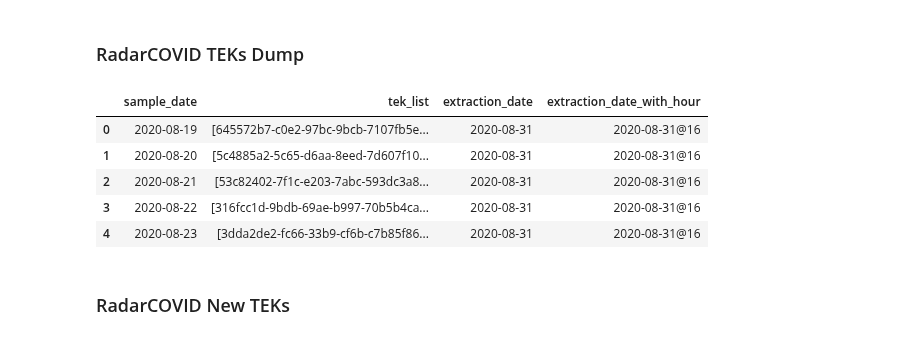
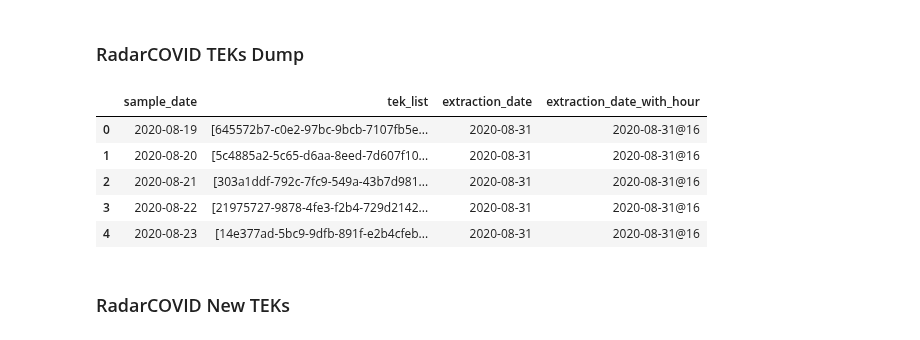
Before and after one commit to luis-sanfelices/RadarCOVID-Report, a Jupyter notebook: Notebooks/RadarCOVID-Report/Hourly/RadarCOVID-Report-2020-08-31@16.ipynb, the cells around one changed output. Cells and saved outputs as stored; diff of their text form; code cells hidden in the pictures.

```diff
--- a/Notebooks/RadarCOVID-Report/Hourly/RadarCOVID-Report-2020-08-31@16.ipynb
+++ b/Notebooks/RadarCOVID-Report/Hourly/RadarCOVID-Report-2020-08-31@16.ipynb
@@ -85,31 +85,32 @@ exposure_keys_summary_df.head()
 # %%
 import datetime
 
 extraction_date = datetime.datetime.utcnow().strftime("%Y-%m-%d")
 extraction_date_with_hour = datetime.datetime.utcnow().strftime("%Y-%m-%d@%H")
 tek_list_df = exposure_keys_df[["sample_date_string", "key_data"]].copy()
 tek_list_df["key_data"] = tek_list_df["key_data"].apply(str)
 tek_list_df.rename(columns={
     "sample_date_string": "sample_date",
     "key_data": "tek_list"}, inplace=True)
 tek_list_df = tek_list_df.groupby(
     "sample_date").tek_list.unique().reset_index()
+tek_list_df["tek_list"] = tek_list_df.tek_list.apply(sorted)
 tek_list_df["extraction_date"] = extraction_date
 tek_list_df["extraction_date_with_hour"] = extraction_date_with_hour
 tek_list_df.to_json(
     "Data/TEKs/Daily/RadarCOVID-TEKs-" + extraction_date + ".json",
     lines=True, orient="records")
 tek_list_df.to_json(
     "Data/TEKs/Hourly/RadarCOVID-TEKs-" + extraction_date_with_hour + ".json",
     lines=True, orient="records")
 tek_list_df.head()
 # %% [output]
 |  | sample_date | tek_list | extraction_date | extraction_date_with_hour |
 | 0 | 2020-08-19 | [645572b7-c0e2-97bc-9bcb-7107fb5e... | 2020-08-31 | 2020-08-31@16 |
 | 1 | 2020-08-20 | [5c4885a2-5c65-d6aa-8eed-7d607f10... | 2020-08-31 | 2020-08-31@16 |
-| 2 | 2020-08-21 | [53c82402-7f1c-e203-7abc-593dc3a8... | 2020-08-31 | 2020-08-31@16 |
-| 3 | 2020-08-22 | [316fcc1d-9bdb-69ae-b997-70b5b4ca... | 2020-08-31 | 2020-08-31@16 |
-| 4 | 2020-08-23 | [3dda2de2-fc66-33b9-cf6b-c7b85f86... | 2020-08-31 | 2020-08-31@16 |
+| 2 | 2020-08-21 | [303a1ddf-792c-7fc9-549a-43b7d981... | 2020-08-31 | 2020-08-31@16 |
+| 3 | 2020-08-22 | [21975727-9878-4fe3-f2b4-729d2142... | 2020-08-31 | 2020-08-31@16 |
+| 4 | 2020-08-23 | [14e377ad-5bc9-9dfb-891f-e2b4cfeb... | 2020-08-31 | 2020-08-31@16 |
 # %% [markdown]
 ### RadarCOVID New TEKs
 # %%
```
Also changed, not shown: parts of 2 cells of this notebook, 2 other files.
